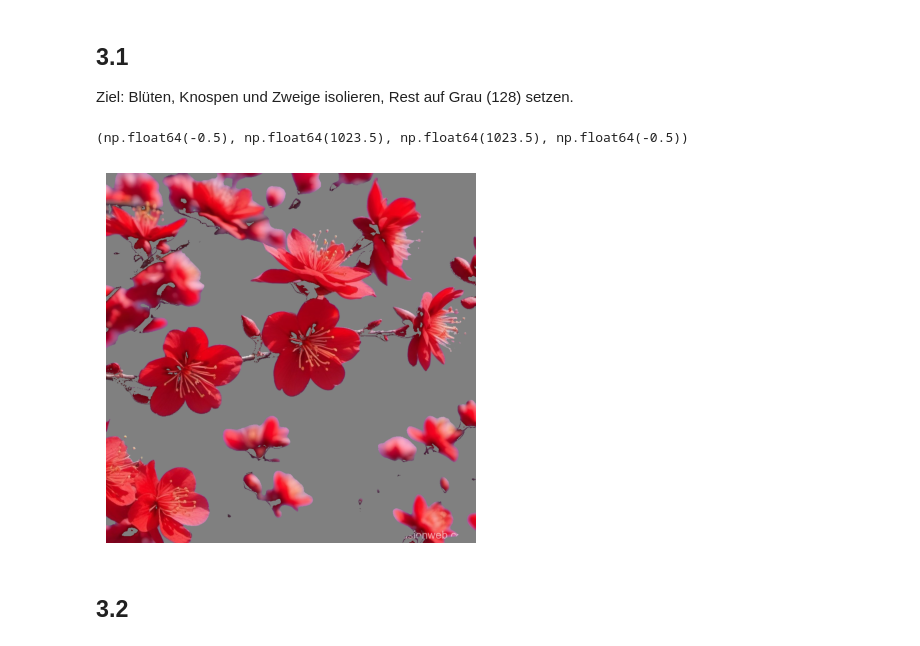
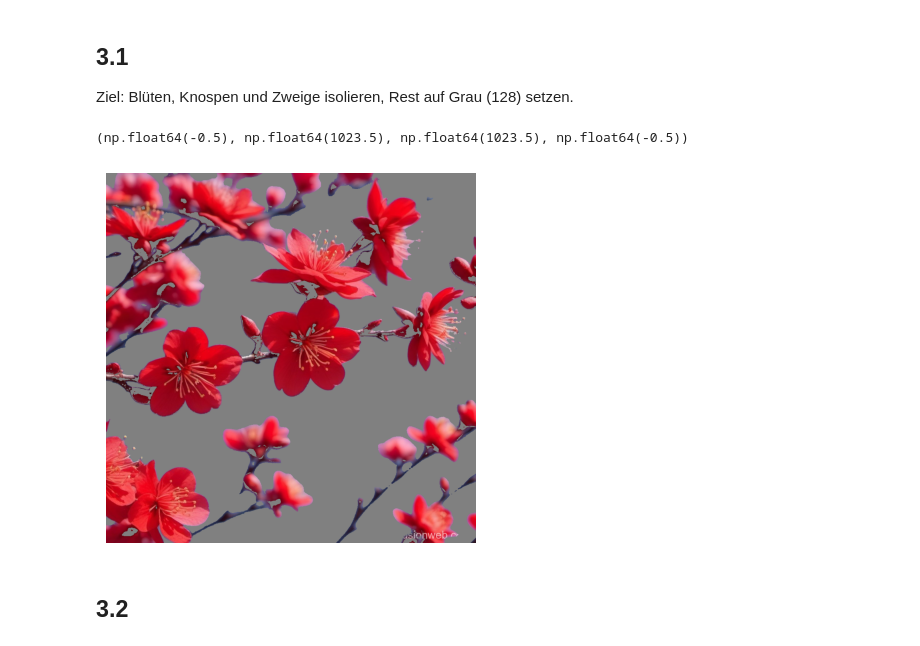
Before and after one commit to Zeck223/Bildverarbeitung, a Jupyter notebook: blatt05/b05a03.ipynb, the cells around one changed output. Cells and saved outputs as stored; diff of their text form; code cells hidden in the pictures.

```diff
--- a/blatt05/b05a03.ipynb
+++ b/blatt05/b05a03.ipynb
@@ -14,33 +14,33 @@ Ziel: Blüten, Knospen und Zweige isolieren, Rest auf Grau (128) setzen.
 # %%
 img_1 = imgs[0]
 
 # RGB-basiertes Color Slicing
 # Extraktion der RGB-Kanäle
 R = img_1[:,:,0].astype(float)
 G = img_1[:,:,1].astype(float)
 B = img_1[:,:,2].astype(float)
 
 # Prototyp 1: Rote Blüten (R dominant)
 # Bedingung: R > G und R > B und R muss ausreichend hoch sein
 red_flowers = (R > G) & (R > B) & (R > 100)
 
 # Prototyp 2: Zweige/Knospen (dunkel, braun) hinzufügen
 # Dunkelbraun: alle RGB-Werte niedrig und relativ gleich
 dark_branches = (R < 150) & (G < 150) & (B < 150) & \
-                (np.abs(R - G) < 50) & (R > G) & (R > B) & (R > 60)
+                (np.abs(R - G) < 50) & (np.abs(R - B) < 50) & (np.abs(G - B) < 50)
 
 # Kombiniere beide Masken
 mask_rgb = red_flowers | dark_branches
 
 # Ergebnisbild: Original wo Maske wahr, sonst Grau (128)
 result_rgb = np.ones_like(img_1) * 128
 result_rgb[mask_rgb] = img_1[mask_rgb]
 
 plt.imshow(result_rgb)
 plt.axis("off")
 # %% [output]
 (np.float64(-0.5), np.float64(1023.5), np.float64(1023.5), np.float64(-0.5))
-[figure, old version]
+[figure, new version]
 # %% [markdown]
 ## 3.2
 # %%
```
Also changed, not shown: parts of 4 cells of this notebook, 3 other files.
